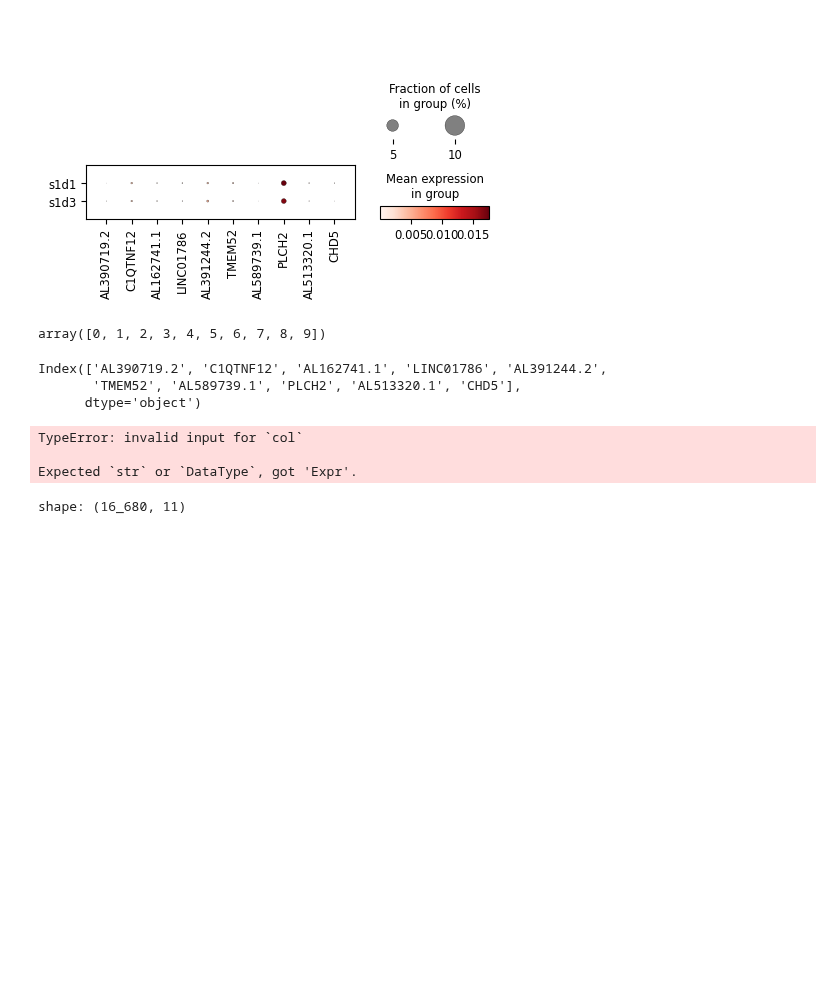
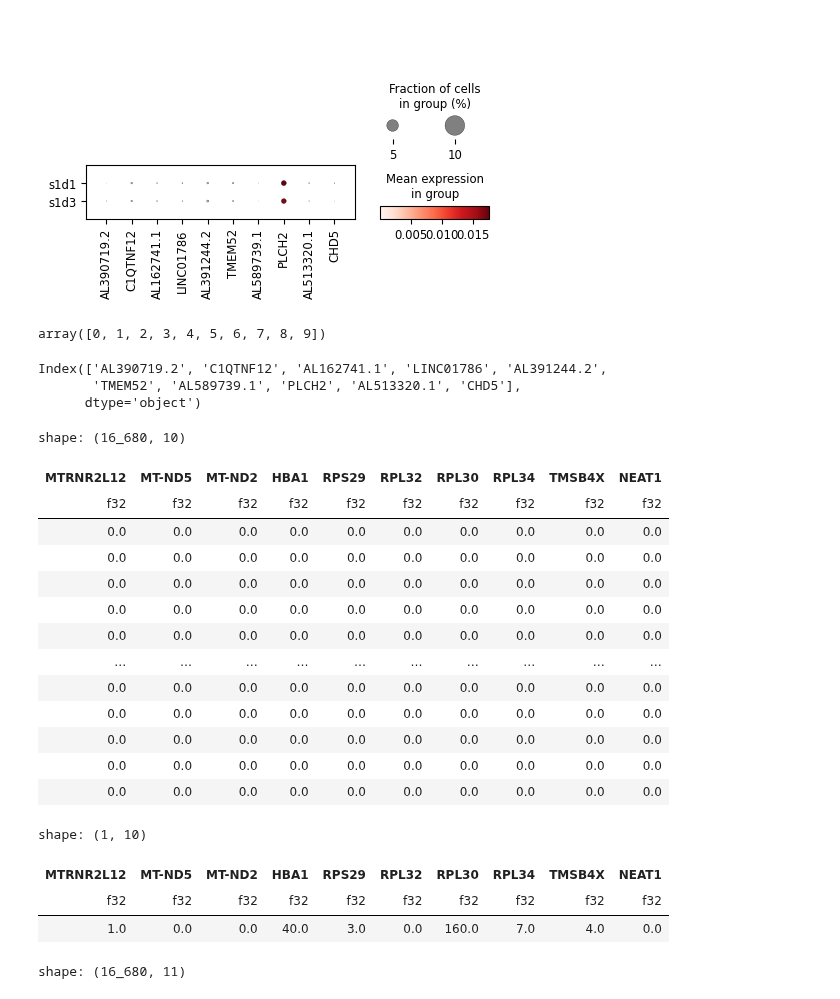
Before and after one commit to datavil/cellestial, a Jupyter notebook: notebooks/dotplot.ipynb, the cells around one changed output. Saved outputs shown, nothing was run; the diff lists cells and outputs as text; code cells hidden in the pictures; blank space fills up the shorter version.

```diff
--- a/notebooks/dotplot.ipynb
+++ b/notebooks/dotplot.ipynb
@@ -204,13 +204,32 @@ Index(['AL390719.2', 'C1QTNF12', 'AL162741.1', 'LINC01786', 'AL391244.2',
       dtype='object')
 # %%
 keys = data.var.sort_values("n_cells_by_counts", ascending=False).head(10).index.to_list()
+# %%
+df
+# %% [output]
+shape: (16_680, 10)
+| MTRNR2L12 | MT-ND5 | MT-ND2 | HBA1 | RPS29 | RPL32 | RPL30 | RPL34 | TMSB4X | NEAT1 |
+| f32 | f32 | f32 | f32 | f32 | f32 | f32 | f32 | f32 | f32 |
+| 0.0 | 0.0 | 0.0 | 0.0 | 0.0 | 0.0 | 0.0 | 0.0 | 0.0 | 0.0 |
+| 0.0 | 0.0 | 0.0 | 0.0 | 0.0 | 0.0 | 0.0 | 0.0 | 0.0 | 0.0 |
+| 0.0 | 0.0 | 0.0 | 0.0 | 0.0 | 0.0 | 0.0 | 0.0 | 0.0 | 0.0 |
+| 0.0 | 0.0 | 0.0 | 0.0 | 0.0 | 0.0 | 0.0 | 0.0 | 0.0 | 0.0 |
+| 0.0 | 0.0 | 0.0 | 0.0 | 0.0 | 0.0 | 0.0 | 0.0 | 0.0 | 0.0 |
+| … | … | … | … | … | … | … | … | … | … |
+| 0.0 | 0.0 | 0.0 | 0.0 | 0.0 | 0.0 | 0.0 | 0.0 | 0.0 | 0.0 |
+| 0.0 | 0.0 | 0.0 | 0.0 | 0.0 | 0.0 | 0.0 | 0.0 | 0.0 | 0.0 |
+| 0.0 | 0.0 | 0.0 | 0.0 | 0.0 | 0.0 | 0.0 | 0.0 | 0.0 | 0.0 |
+| 0.0 | 0.0 | 0.0 | 0.0 | 0.0 | 0.0 | 0.0 | 0.0 | 0.0 | 0.0 |
+| 0.0 | 0.0 | 0.0 | 0.0 | 0.0 | 0.0 | 0.0 | 0.0 | 0.0 | 0.0 |
 # %%
 df = pl.from_numpy(matrix[:, gene_indexes], schema=list(keys))
-df = df.filter(pl.sum(pl.col("*")) > 1)
+df = df.select(pl.all().sum())
+df
 # %% [output]
-TypeError: invalid input for `col`
-
-Expected `str` or `DataType`, got 'Expr'.
+shape: (1, 10)
+| MTRNR2L12 | MT-ND5 | MT-ND2 | HBA1 | RPS29 | RPL32 | RPL30 | RPL34 | TMSB4X | NEAT1 |
+| f32 | f32 | f32 | f32 | f32 | f32 | f32 | f32 | f32 | f32 |
+| 1.0 | 0.0 | 0.0 | 40.0 | 3.0 | 0.0 | 160.0 | 7.0 | 4.0 | 0.0 |
 # %%
 df = df.with_columns(
     pl.Series("group", data.obs["sample"]),
```
